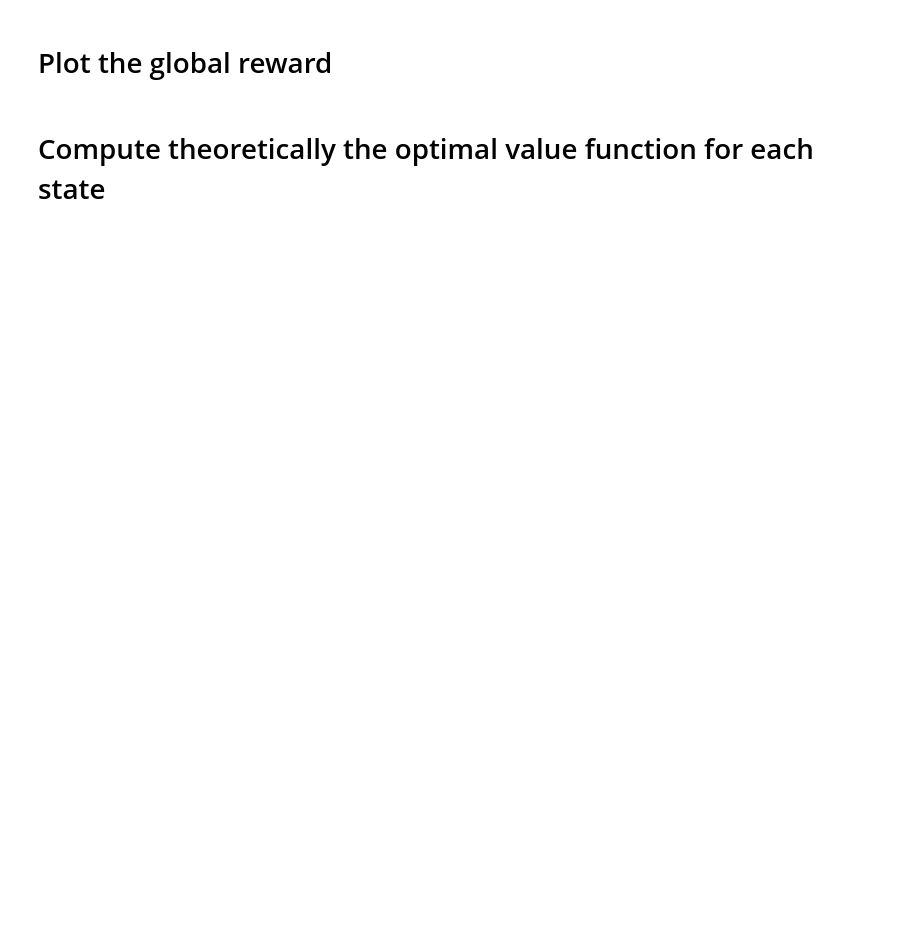
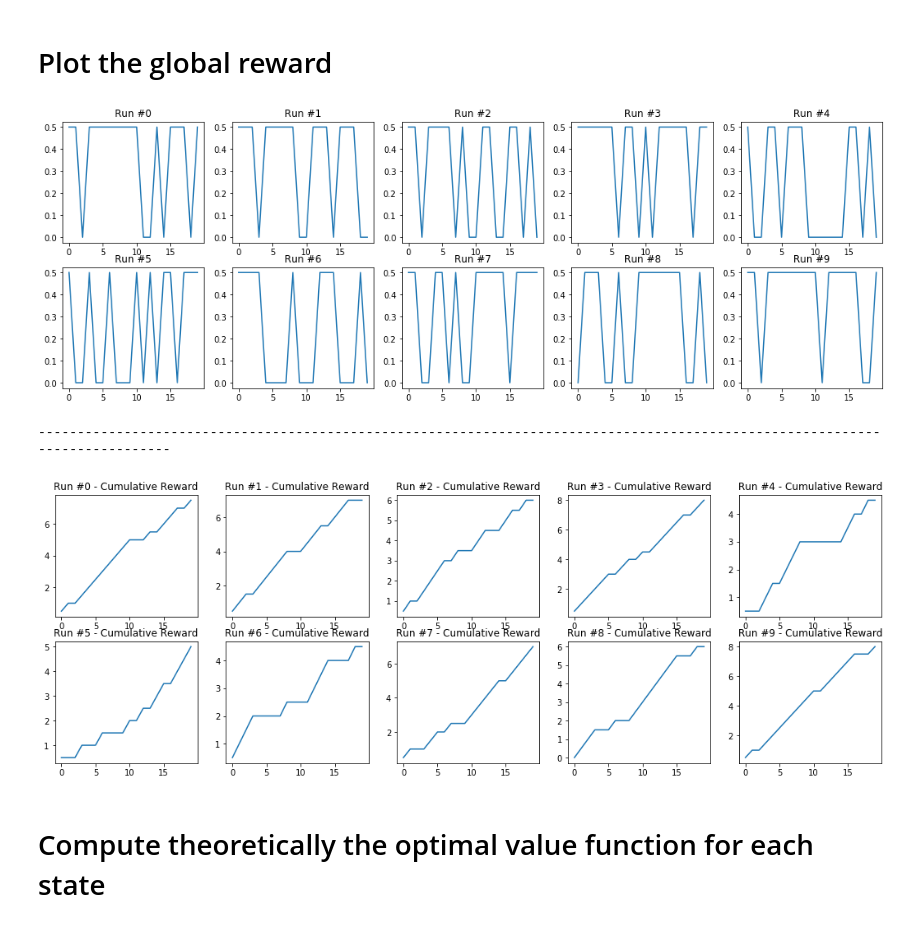
Before and after one commit to EmmanuelJhno/Reinforcement_learning, a Jupyter notebook: TP1_2020.ipynb, the cells around one changed output. Drawn from its saved outputs; the diff is of its cells as text; code cells hidden in the pictures; blank space fills up the shorter version.

```diff
--- a/TP1_2020.ipynb
+++ b/TP1_2020.ipynb
@@ -48,0 +51,29 @@ Define a random action and see what reward it produces
+# %%
+def train(env,epoch,prefix=''):
+
+    reward_history = [[] for _ in range(epoch)]
+
+    for e in range(1,epoch+1):
+        # At each epoch, we restart to a fresh game and get the initial state
+        state = env.reset()
+        # This assumes that the games will terminate
+        game_over = False
+
+        idx = 0
+        while idx <20 and not game_over:
+            # The agent performs an action
+            action = random_action(states, actions)
+
+            # Apply an action to the environment, get the next state, the reward
+            # and if the games end
+            state, reward, game_over, info = env.step(action)
+
+            reward_history[e-1].append(reward)
+
+            idx += 1
+
+        print("Epoch {:03d}/{:03d} | Global_reward {:.4f}".format(e, epoch, sum(reward_history[e-1])))
+
+    return reward_history
+# %%
+reward_history = train(env,10)
@@ -49,4 +91,23 @@ Define a random action and see what reward it produces
 # %% [markdown]
 # Plot the global reward
+# %%
+fg, ax = plt.subplots(2, 5, figsize=(18,6))
+for idx, hist in enumerate(reward_history):
+  ax[idx//5][idx%5].plot(range(len(hist)), hist)
+  ax[idx//5][idx%5].set_title('Run #{}'.format(idx))
+plt.show()
+
+print('-'*125)
+
+fg, ax = plt.subplots(2, 5, figsize=(18,6))
+for idx, hist in enumerate(reward_history):
+  cumulative_hist = [sum(hist[:k+1]) for k in range(len(hist))]
+  ax[idx//5][idx%5].plot(range(len(hist)), cumulative_hist)
+  ax[idx//5][idx%5].set_title('Run #{} - Cumulative Reward'.format(idx))
+plt.show()
+# %% [output]
+[figure, added]
+-----------------------------------------------------------------------------------------------------------------------------
+[figure, added]
 # %% [markdown]
 # Compute theoretically the optimal value function for each state
```
Also changed, not shown: parts of 16 cells of this notebook.
